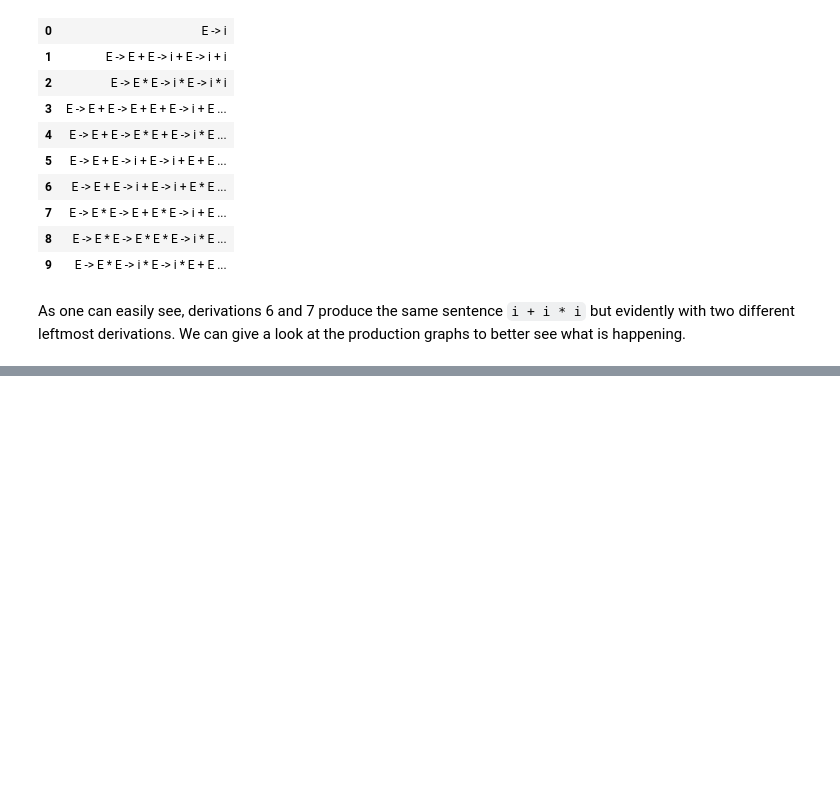
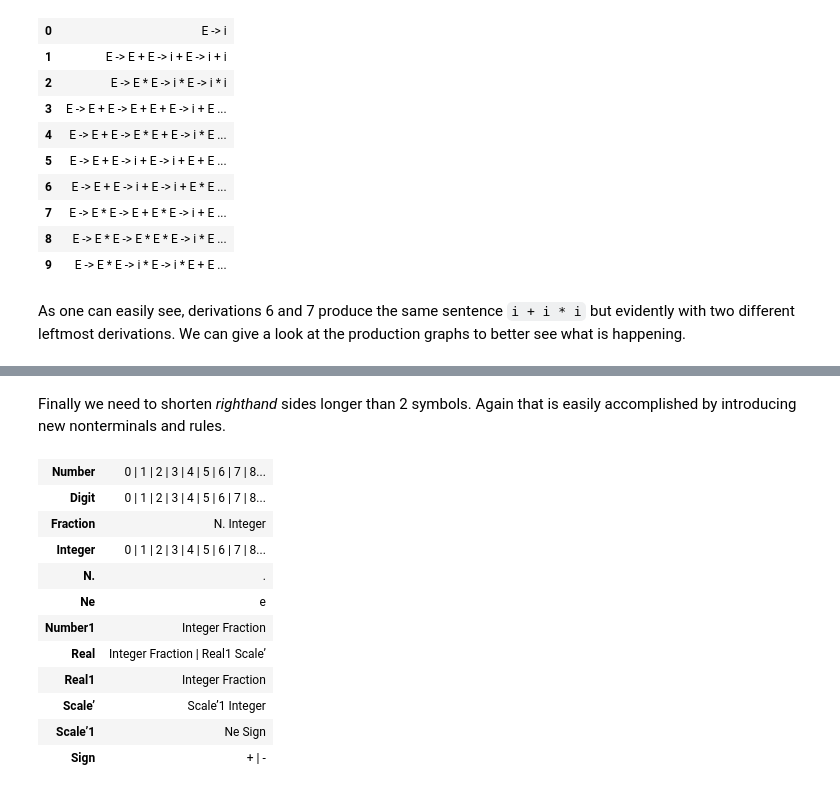
Before and after one commit to let-unimi/liblet, a Jupyter notebook: docs/examples.ipynb, the cells around one changed output, grey strips where cells are left out. Saved outputs shown, nothing was run; the diff lists cells and outputs as text; code cells hidden in the pictures; blank space fills up the shorter version.

```diff
--- a/docs/examples.ipynb
+++ b/docs/examples.ipynb
@@ -136,0 +401,2 @@ side_by_side(ProductionGraph(D[6]), ProductionGraph(D[7]))
+# %% [markdown]
+Finally we need to shorten *righthand* sides longer than 2 symbols. Again that is easily accomplished by introducing new nonterminals and rules.
@@ -136,0 +417,16 @@ side_by_side(ProductionGraph(D[6]), ProductionGraph(D[7]))
+# %%
+G = make_binary(G)
+prods2table(G)
+# %% [output]
+| Number | 0 | 1 | 2 | 3 | 4 | 5 | 6 | 7 | 8... |
+| Digit | 0 | 1 | 2 | 3 | 4 | 5 | 6 | 7 | 8... |
+| Fraction | N. Integer |
+| Integer | 0 | 1 | 2 | 3 | 4 | 5 | 6 | 7 | 8... |
+| N. | . |
+| Ne | e |
+| Number1 | Integer Fraction |
+| Real | Integer Fraction | Real1 Scale’ |
+| Real1 | Integer Fraction |
+| Scale’ | Scale’1 Integer |
+| Scale’1 | Ne Sign |
+| Sign | + | - |
```
Also changed, not shown: parts of 63 cells of this notebook, 5 other files.
